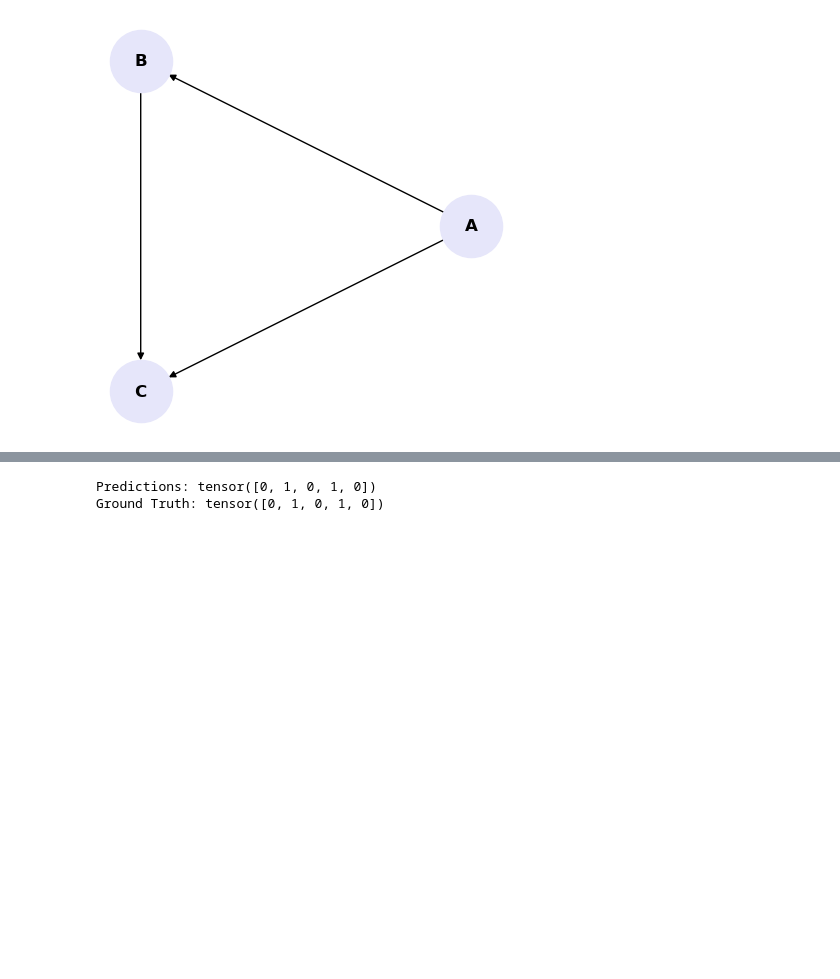
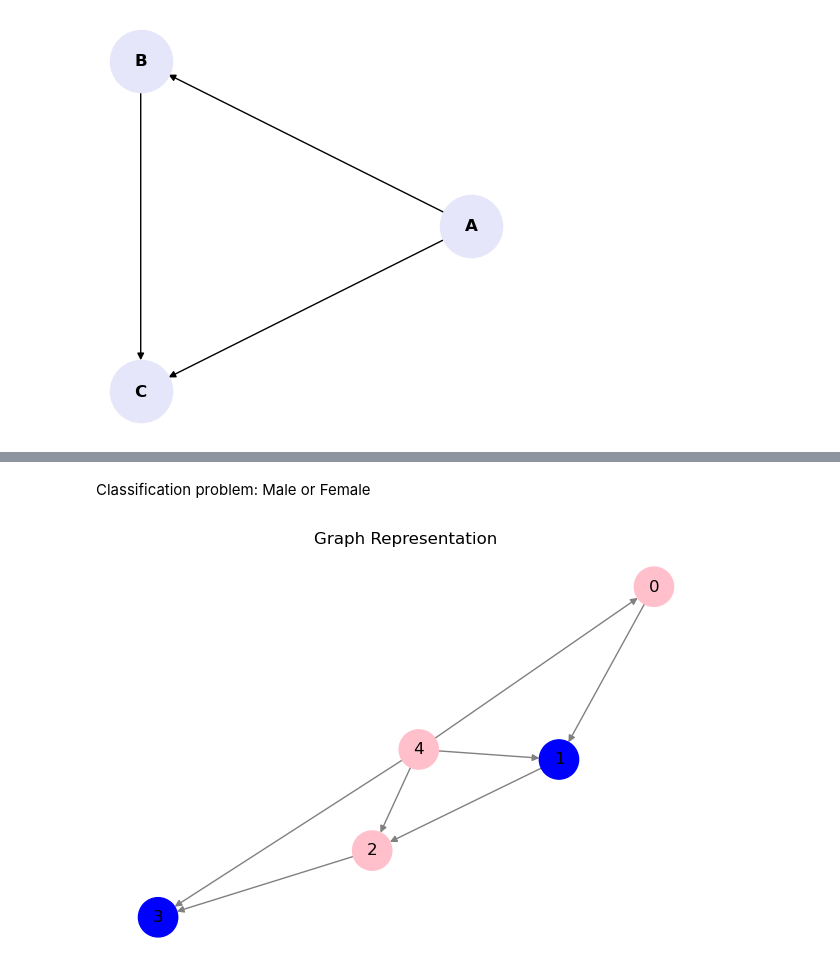
Before and after one commit to amir-jafari/GNN_Research, a Jupyter notebook: Lectures/Code/Lecture_1/class_code.ipynb, the cells around one changed output, grey strips where cells are left out. Drawn from its saved outputs; the diff is of its cells as text; code cells hidden in the pictures; blank space fills up the shorter version.

```diff
--- a/Lectures/Code/Lecture_1/class_code.ipynb
+++ b/Lectures/Code/Lecture_1/class_code.ipynb
@@ -87,8 +34,30 @@ Epoch 90, Loss: 0.19892823696136475
-# %%
-model.eval()
-pred = model(data.x, data.edge_index).argmax(dim=1)
-print(f'Predictions: {pred}')
-print(f'Ground Truth: {data.y}')
-# %% [output]
-Predictions: tensor([0, 1, 0, 1, 0])
-Ground Truth: tensor([0, 1, 0, 1, 0])
+# %% [markdown]
+Classification problem: Male or Female
+# %%
+G = nx.DiGraph() # Directed Graph
+
+# Nodes with gender labels (0: Male, 1: Female)
+nodes = {
+    0: {"gender": 1},
+    1: {"gender": 0},
+    2: {"gender": 1},
+    3: {"gender": 0},
+    4: {"gender": 1}
+}
+
+G.add_nodes_from(nodes.keys())
+
+# Edges to represent relationships/friends
+edges = [[0, 1], [1, 2], [2, 3], [4, 0], [4, 1], [4, 2], [4, 3]]
+G.add_edges_from(edges)
+
+# Colors for visualization (blue - male, pink - female)
+node_colors = ['blue' if nodes[n]['gender'] == 0 else 'pink' for n in G.nodes]
+
+plt.figure(figsize=(6, 4))
+nx.draw(G, with_labels=True, node_color=node_colors, edge_color='gray', node_size=800)
+plt.title("Graph Representation")
+# plt.savefig("gender.png")
+plt.show()
+# %% [output]
+[figure, added]
```
Also changed, not shown: parts of 8 cells of this notebook.
